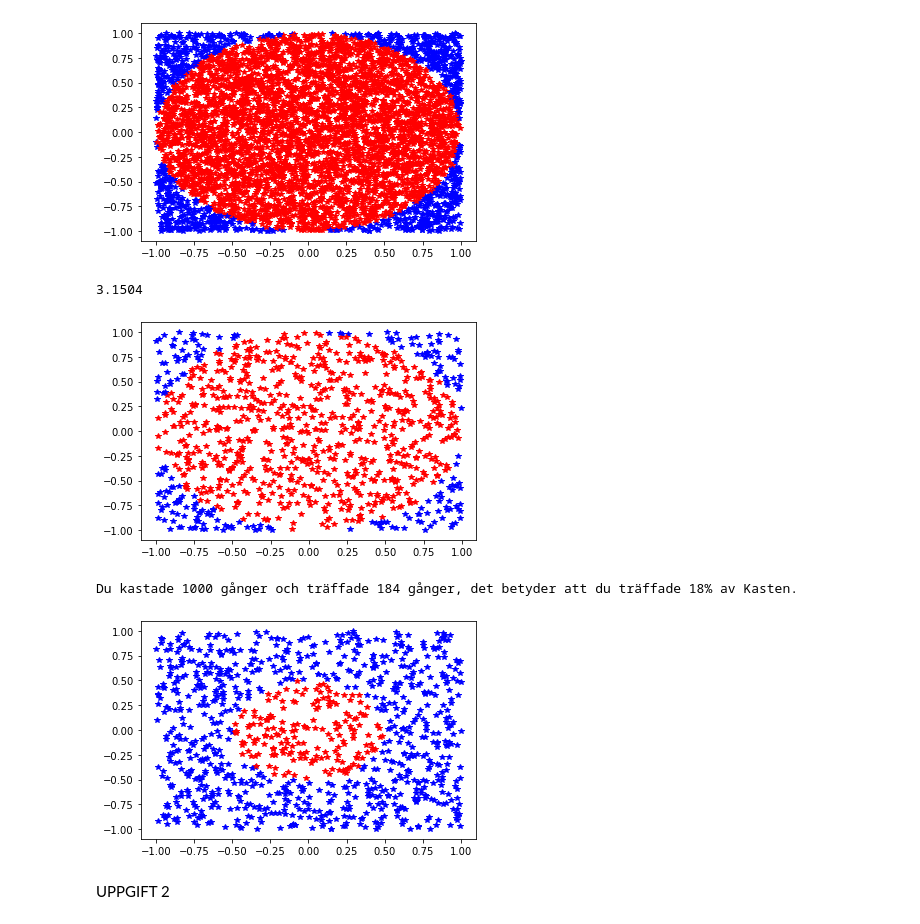
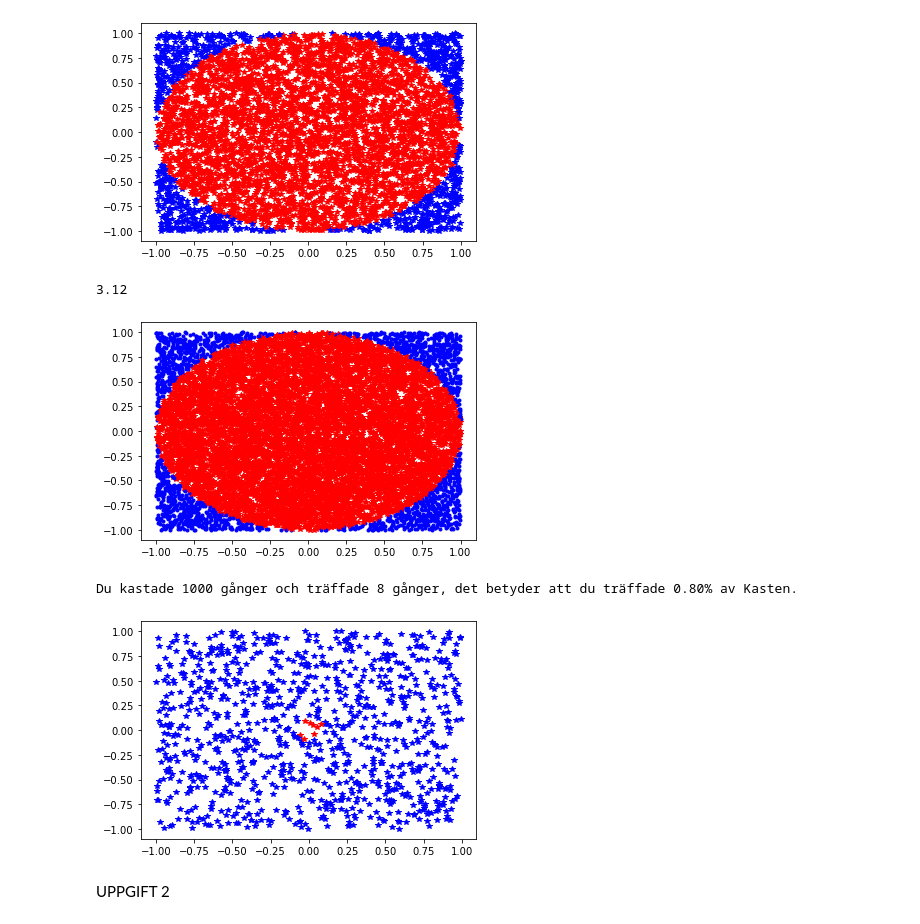
Before and after one commit to NTIjoh-Viktor-Rozman/Viktor_Rozman_TE19C, a Jupyter notebook: Slut Uppgift/Labborations_Uppgift.ipynb, the cells around one changed output. Drawn from its saved outputs; the diff is of its cells as text; code cells hidden in the pictures.

Commit message:
Labborations Uppgift Klar

```diff
--- a/Slut Uppgift/Labborations_Uppgift.ipynb
+++ b/Slut Uppgift/Labborations_Uppgift.ipynb
@@ -80,36 +86,41 @@ print(" \n ")
 # %% [output]
 Du kastade 5000 gånger och träffade 3981 gånger, det betyder att du träffade 79.62000% av Kasten.
 [figure]
-# %%
-## Uppgift F ##
-
-RES = 0.7876
-Ans = RES * 4
-
-print(Ans)
-# %% [output]
-3.1504
+# %%
+## Uppgift F ##
+
+RES = 0.78
+Ans = RES * 4
+
+print(Ans)
+
+## Svaret kommer nära pi (3.14) när man gångrar det med 4 ##
+## Jag skulle tro att det är såhär pga vi ränkar träffar i en cirkel, om det hade varit en triangel      hade svaret blivigt annorlunda ##
+## Om man räknar ut Area på cirkeln delt på Arean på fyrkanten får man pi/4 och det blir svaret vi       fick på förra frågan ##
+## pi/4 = 0.78 ##
+# %% [output]
+3.12
 # %%
 ## Uppgift G ##
 
 import math
 import random
 import matplotlib.pyplot as plt
 
-Antal = 1000
-num = 0
+Antal = 10000
 
 for i in range(-1, Antal):
     x = random.uniform(-1,1)
     y = random.uniform(-1,1)
     d = math.sqrt(x**2 + y**2)
     if d < 1:
-        plt.plot(x, y,'*r')
-        num += 1
+        plt.plot(x, y,'*r') ## '*r' betyder att pricken ska vara en stjärna och röd ##
     else:
-        plt.plot(x, y,'*b')
+        plt.plot(x, y,'.b') ## '.b' betyder att pricken ska vara en punkt och blå ##
+
+## Då jag redan råkat göra detta på en tidigare uppgift gjorde jag också så träffarna utanför cirklen     visades med en prick isstället för en stjärna ##
 # %% [output]
-[figure, old version]
+[figure, new version]
 # %%
 ## Uppgift H ##
 
@@ -124,7 +135,7 @@ for i in range(-1, Antal):
     x = random.uniform(-1,1)
     y = random.uniform(-1,1)
     d = math.sqrt(x**2 + y**2)
-    if d < 0.5:
+    if d < 0.1:
         plt.plot(x, y,'*r')
         num += 1
     else:
@@ -133,10 +144,21 @@ for i in range(-1, Antal):
 Decimal = num / Antal
 Procent = Decimal * 100
 
-print(f"Du kastade {Antal} gånger och träffade {num} gånger, det betyder att du träffade {Procent:.0f}% av Kasten.")
+print(f"Du kastade {Antal} gånger och träffade {num} gånger, det betyder att du träffade {Procent:.2f}% av Kasten.")
+
+## Med radie på 1.0 var det runt 80 Procent som träffade ##
+## Med radie på 0.9 var det runt 65 Procent som träffade ##
+## Med radie på 0.8 var det runt 50 Procent som träffade ##
+## Med radie på 0.7 var det runt 40 Procent som träffade ##
+## Med radie på 0.6 var det runt 30 Procent som träffade ##
+## Med radie på 0.5 var det runt 20 Procent som träffade ##
+## Med radie på 0.4 var det runt 13 Procent som träffade ##
+## Med radie på 0.3 var det runt 06 Procent som träffade ##
+## Med radie på 0.2 var det runt 03 Procent som träffade ##
+## Med radie på 0.1 var det runt 01 Procent som träffade ##
 # %% [output]
-Du kastade 1000 gånger och träffade 184 gånger, det betyder att du träffade 18% av Kasten.
+Du kastade 1000 gånger och träffade 8 gånger, det betyder att du träffade 0.80% av Kasten.
-[figure, old version]
+[figure, new version]
 # %% [markdown]
 UPPGIFT 2
 # %%
```
Also changed, not shown: parts of 11 cells of this notebook.
